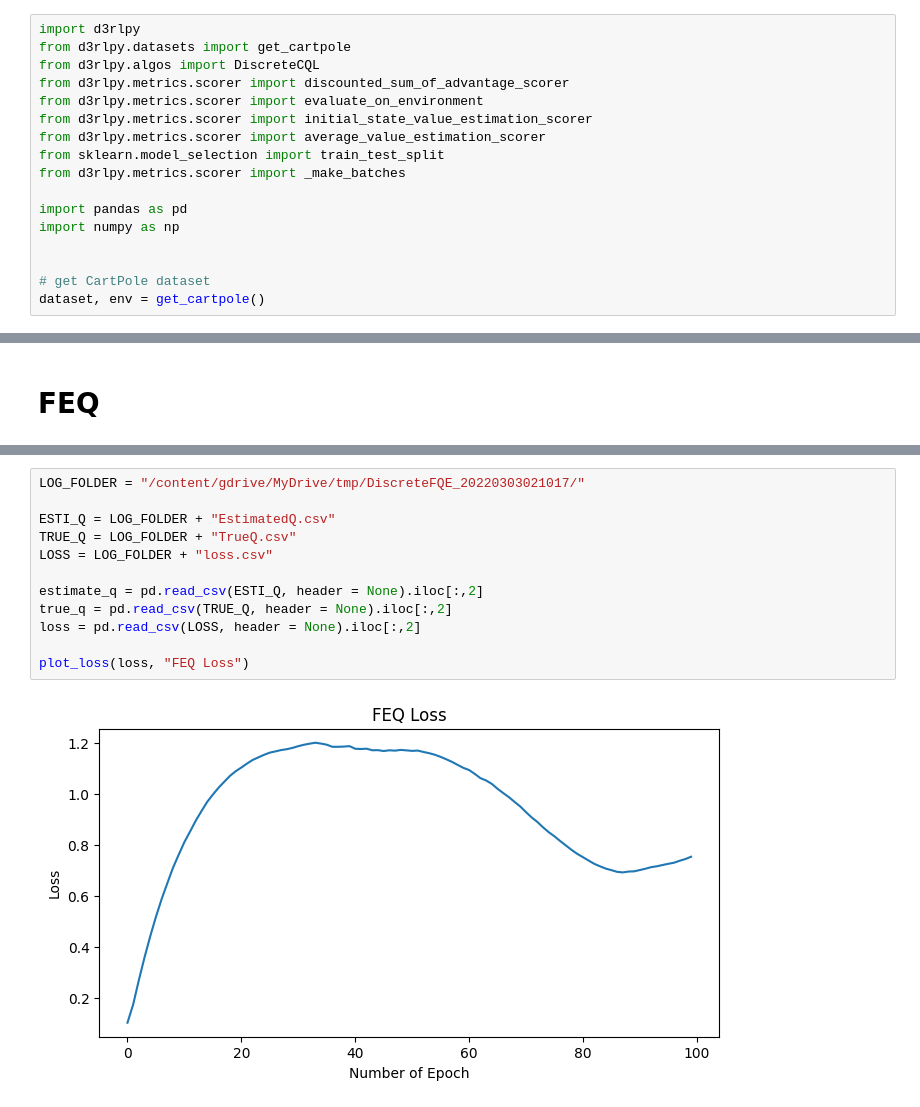
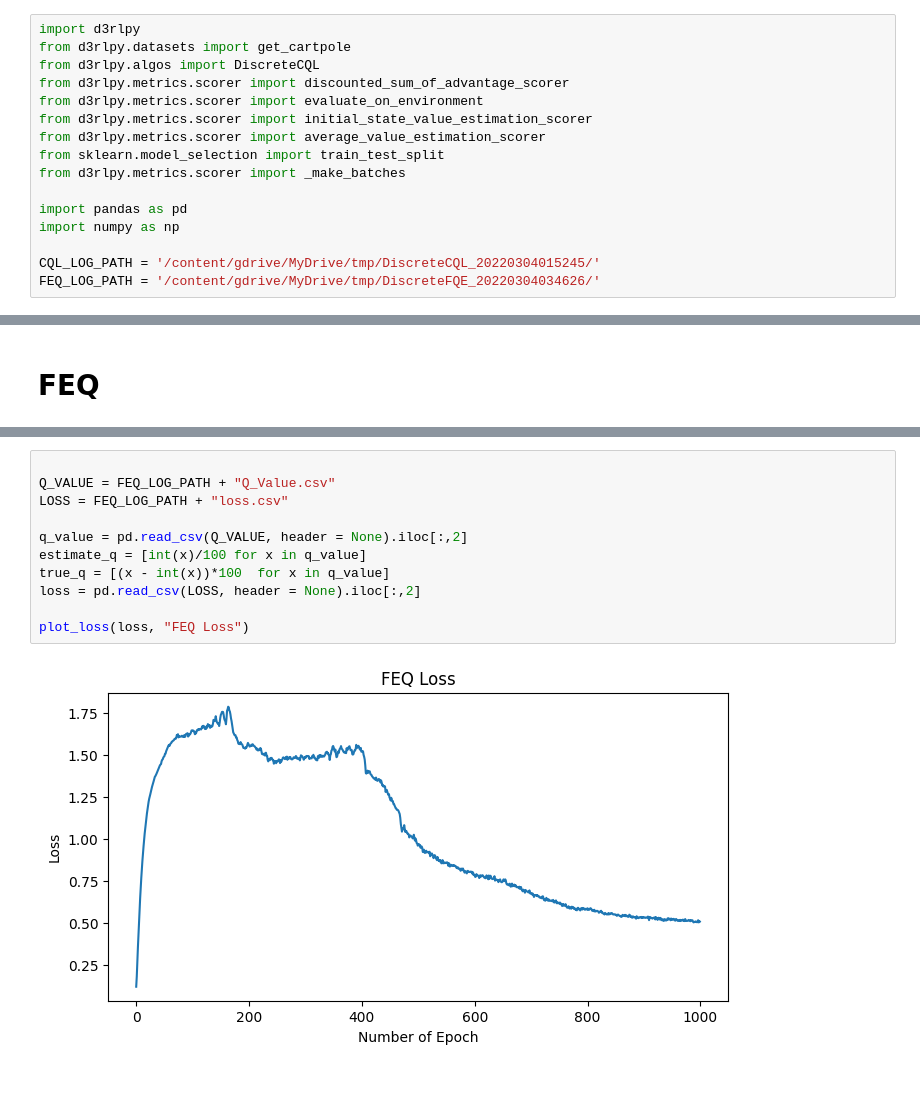
Before and after one commit to gamecicn/AIPI590_HW, a Jupyter notebook: HW3/CQL.ipynb, the cells around one changed output, grey strips where cells are left out. Saved outputs shown, nothing was run; the diff lists cells and outputs as text.

```diff
--- a/HW3/CQL.ipynb
+++ b/HW3/CQL.ipynb
@@ -37,6 +37,5 @@ from d3rlpy.metrics.scorer import _make_batches
 import pandas as pd
 import numpy as np
 
-
-# get CartPole dataset
-dataset, env = get_cartpole()
+CQL_LOG_PATH = '/content/gdrive/MyDrive/tmp/DiscreteCQL_20220304015245/'
+FEQ_LOG_PATH = '/content/gdrive/MyDrive/tmp/DiscreteFQE_20220304034626/'
@@ -195,17 +237,16 @@ feq.fit(train_episodes,
 # %%
-LOG_FOLDER = "/content/gdrive/MyDrive/tmp/DiscreteFQE_20220303021017/"
 
-ESTI_Q = LOG_FOLDER + "EstimatedQ.csv"
-TRUE_Q = LOG_FOLDER + "TrueQ.csv"
-LOSS = LOG_FOLDER + "loss.csv"
+Q_VALUE = FEQ_LOG_PATH + "Q_Value.csv"
+LOSS = FEQ_LOG_PATH + "loss.csv"
 
-estimate_q = pd.read_csv(ESTI_Q, header = None).iloc[:,2]
-true_q = pd.read_csv(TRUE_Q, header = None).iloc[:,2]
+q_value = pd.read_csv(Q_VALUE, header = None).iloc[:,2]
+estimate_q = [int(x)/100 for x in q_value]
+true_q = [(x - int(x))*100  for x in q_value]
 loss = pd.read_csv(LOSS, header = None).iloc[:,2]
 
 plot_loss(loss, "FEQ Loss")
 # %% [output]
-[figure, old version]
+[figure, new version]
 # %%
 plot_weight(true_q, estimate_q, "FEQ Q Value")
 # %% [output]
```
Also changed, not shown: parts of 13 cells of this notebook.
